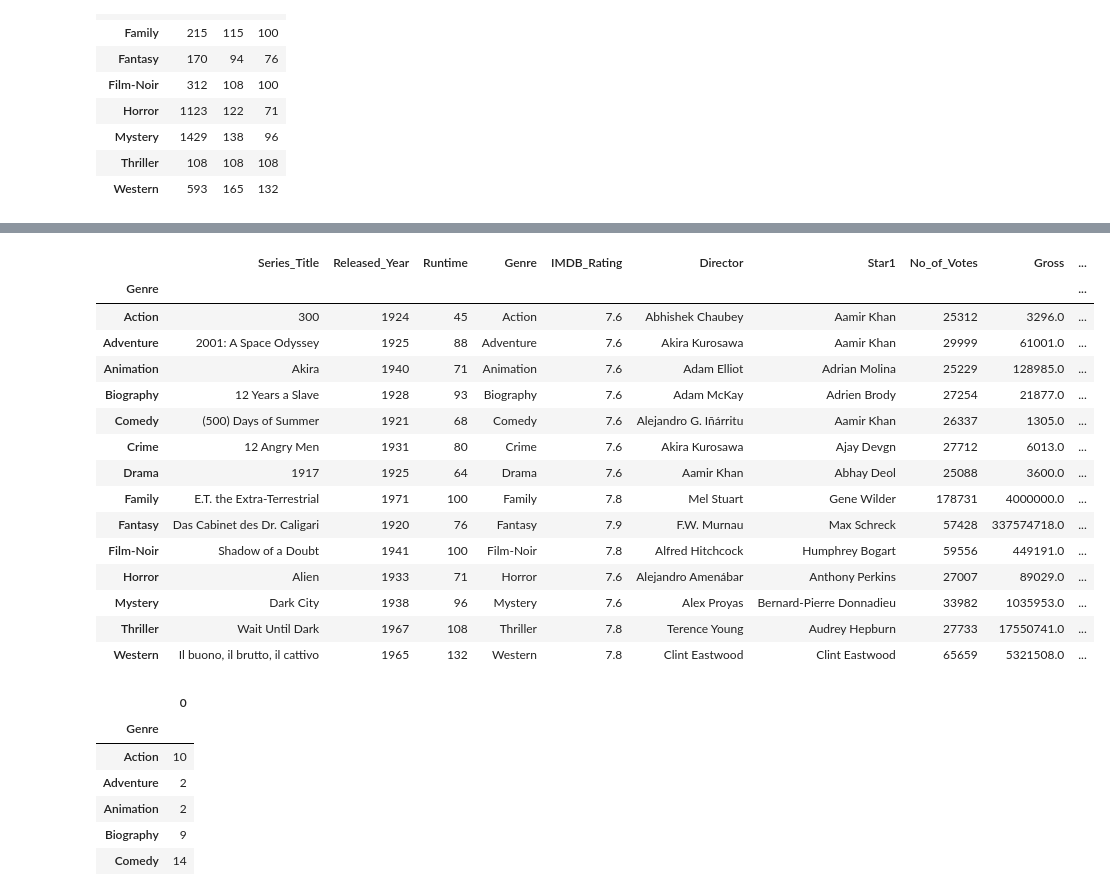
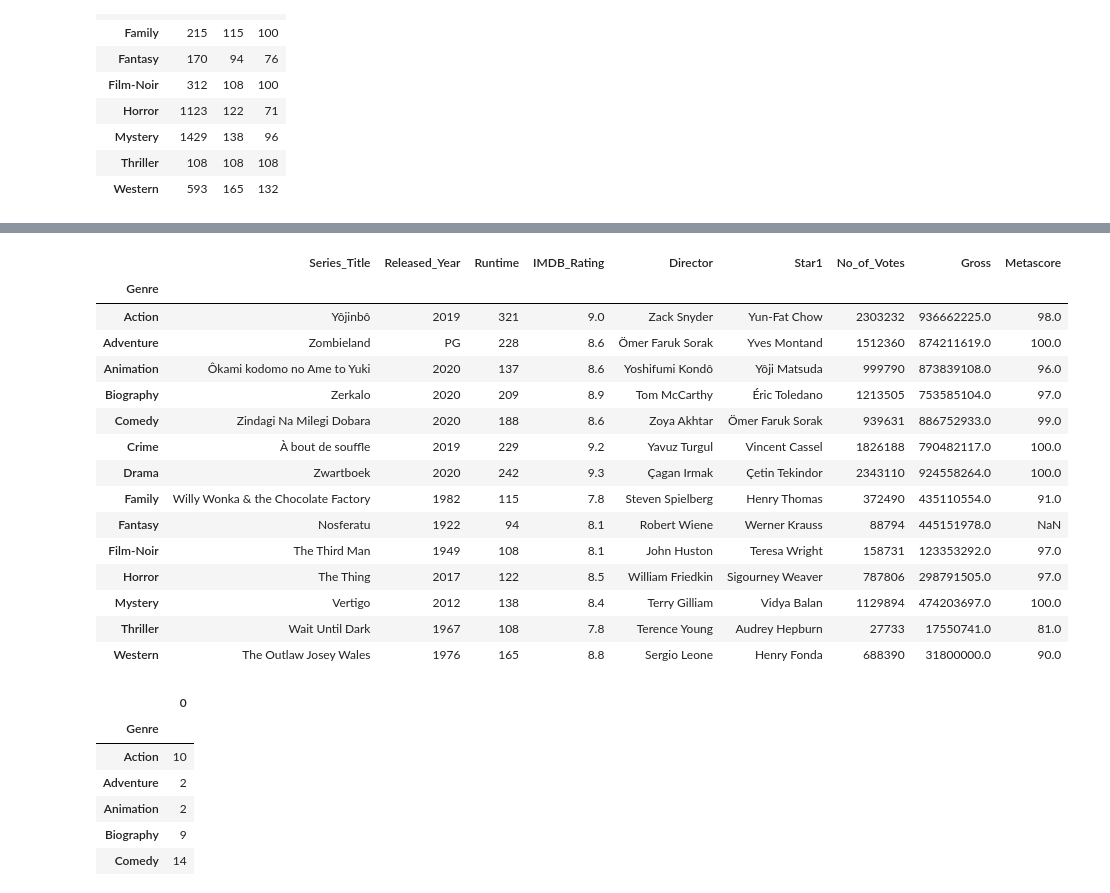
Before and after one commit to Kunalwagh107/n-python-numpy-pandas, a Jupyter notebook: pandas.ipynb, the cells around one changed output, grey strips where cells are left out. Cells and saved outputs as stored; diff of their text form; code cells hidden in the pictures.

```diff
--- a/pandas.ipynb
+++ b/pandas.ipynb
@@ -2502,21 +1102,22 @@ df
 # %%
+# apply(custom_logic)
+
 # split + apply + combine --> strategy
-
-genres.apply(min) # we can send the custom logic in the apply
+genres.apply('max') # we can send the custom logic in the apply
 # %% [output]
-|  | Series_Title | Released_Year | Runtime | Genre | IMDB_Rating | Director | Star1 | No_of_Votes | Gross | ... |
-| Genre |  |  |  |  |  |  |  |  |  | ... |
-| Action | 300 | 1924 | 45 | Action | 7.6 | Abhishek Chaubey | Aamir Khan | 25312 | 3296.0 | ... |
-| Adventure | 2001: A Space Odyssey | 1925 | 88 | Adventure | 7.6 | Akira Kurosawa | Aamir Khan | 29999 | 61001.0 | ... |
-| Animation | Akira | 1940 | 71 | Animation | 7.6 | Adam Elliot | Adrian Molina | 25229 | 128985.0 | ... |
-| Biography | 12 Years a Slave | 1928 | 93 | Biography | 7.6 | Adam McKay | Adrien Brody | 27254 | 21877.0 | ... |
-| Comedy | (500) Days of Summer | 1921 | 68 | Comedy | 7.6 | Alejandro G. Iñárritu | Aamir Khan | 26337 | 1305.0 | ... |
-| Crime | 12 Angry Men | 1931 | 80 | Crime | 7.6 | Akira Kurosawa | Ajay Devgn | 27712 | 6013.0 | ... |
-| Drama | 1917 | 1925 | 64 | Drama | 7.6 | Aamir Khan | Abhay Deol | 25088 | 3600.0 | ... |
-| Family | E.T. the Extra-Terrestrial | 1971 | 100 | Family | 7.8 | Mel Stuart | Gene Wilder | 178731 | 4000000.0 | ... |
-| Fantasy | Das Cabinet des Dr. Caligari | 1920 | 76 | Fantasy | 7.9 | F.W. Murnau | Max Schreck | 57428 | 337574718.0 | ... |
-| Film-Noir | Shadow of a Doubt | 1941 | 100 | Film-Noir | 7.8 | Alfred Hitchcock | Humphrey Bogart | 59556 | 449191.0 | ... |
-| Horror | Alien | 1933 | 71 | Horror | 7.6 | Alejandro Amenábar | Anthony Perkins | 27007 | 89029.0 | ... |
-| Mystery | Dark City | 1938 | 96 | Mystery | 7.6 | Alex Proyas | Bernard-Pierre Donnadieu | 33982 | 1035953.0 | ... |
-| Thriller | Wait Until Dark | 1967 | 108 | Thriller | 7.8 | Terence Young | Audrey Hepburn | 27733 | 17550741.0 | ... |
-| Western | Il buono, il brutto, il cattivo | 1965 | 132 | Western | 7.8 | Clint Eastwood | Clint Eastwood | 65659 | 5321508.0 | ... |
+|  | Series_Title | Released_Year | Runtime | IMDB_Rating | Director | Star1 | No_of_Votes | Gross | Metascore |
+| Genre |  |  |  |  |  |  |  |  |  |
+| Action | Yôjinbô | 2019 | 321 | 9.0 | Zack Snyder | Yun-Fat Chow | 2303232 | 936662225.0 | 98.0 |
+| Adventure | Zombieland | PG | 228 | 8.6 | Ömer Faruk Sorak | Yves Montand | 1512360 | 874211619.0 | 100.0 |
+| Animation | Ôkami kodomo no Ame to Yuki | 2020 | 137 | 8.6 | Yoshifumi Kondô | Yôji Matsuda | 999790 | 873839108.0 | 96.0 |
+| Biography | Zerkalo | 2020 | 209 | 8.9 | Tom McCarthy | Éric Toledano | 1213505 | 753585104.0 | 97.0 |
+| Comedy | Zindagi Na Milegi Dobara | 2020 | 188 | 8.6 | Zoya Akhtar | Ömer Faruk Sorak | 939631 | 886752933.0 | 99.0 |
+| Crime | À bout de souffle | 2019 | 229 | 9.2 | Yavuz Turgul | Vincent Cassel | 1826188 | 790482117.0 | 100.0 |
+| Drama | Zwartboek | 2020 | 242 | 9.3 | Çagan Irmak | Çetin Tekindor | 2343110 | 924558264.0 | 100.0 |
+| Family | Willy Wonka & the Chocolate Factory | 1982 | 115 | 7.8 | Steven Spielberg | Henry Thomas | 372490 | 435110554.0 | 91.0 |
+| Fantasy | Nosferatu | 1922 | 94 | 8.1 | Robert Wiene | Werner Krauss | 88794 | 445151978.0 | NaN |
+| Film-Noir | The Third Man | 1949 | 108 | 8.1 | John Huston | Teresa Wright | 158731 | 123353292.0 | 97.0 |
+| Horror | The Thing | 2017 | 122 | 8.5 | William Friedkin | Sigourney Weaver | 787806 | 298791505.0 | 97.0 |
+| Mystery | Vertigo | 2012 | 138 | 8.4 | Terry Gilliam | Vidya Balan | 1129894 | 474203697.0 | 100.0 |
+| Thriller | Wait Until Dark | 1967 | 108 | 7.8 | Terence Young | Audrey Hepburn | 27733 | 17550741.0 | 81.0 |
+| Western | The Outlaw Josey Wales | 1976 | 165 | 8.8 | Sergio Leone | Henry Fonda | 688390 | 31800000.0 | 90.0 |
```
Also changed, not shown: parts of 320 cells of this notebook.
